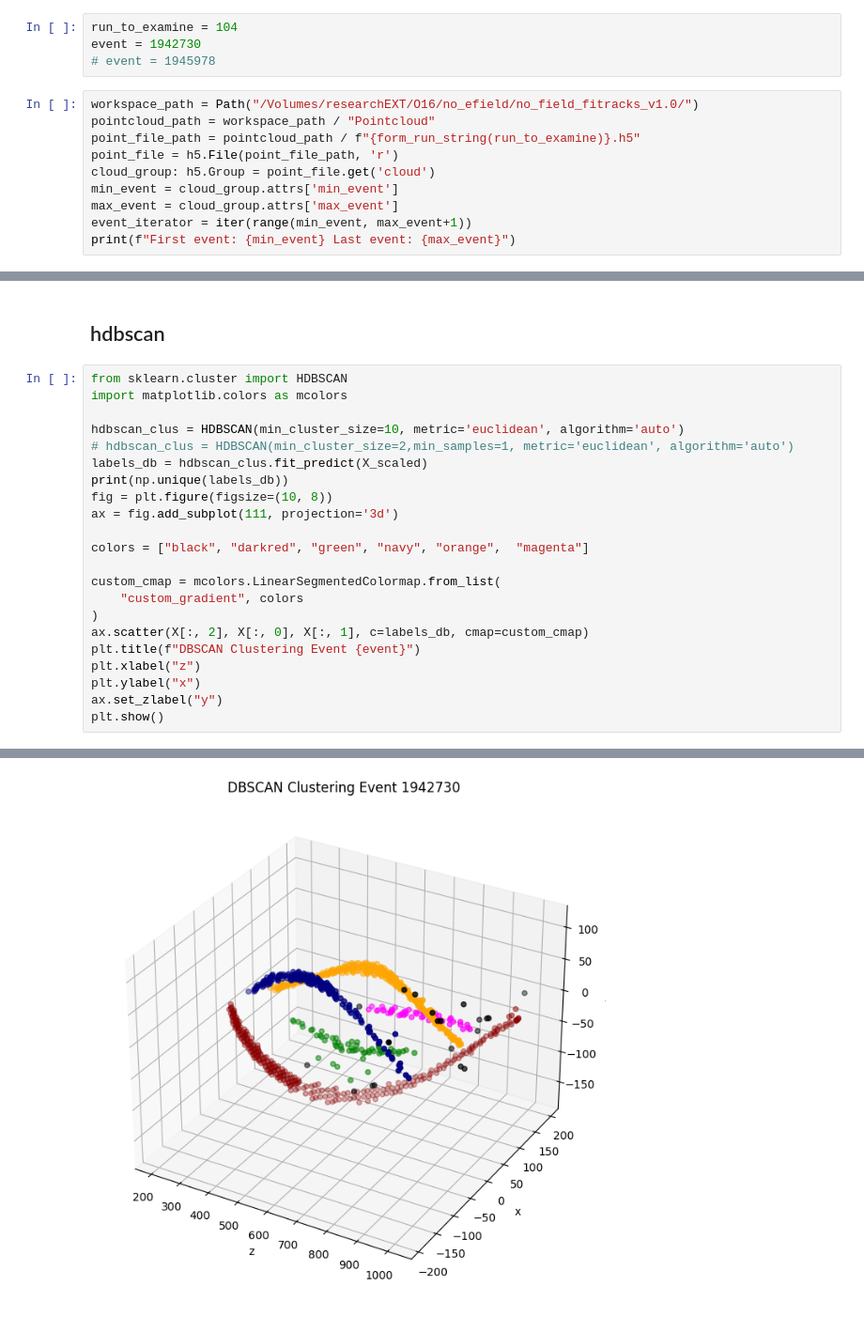
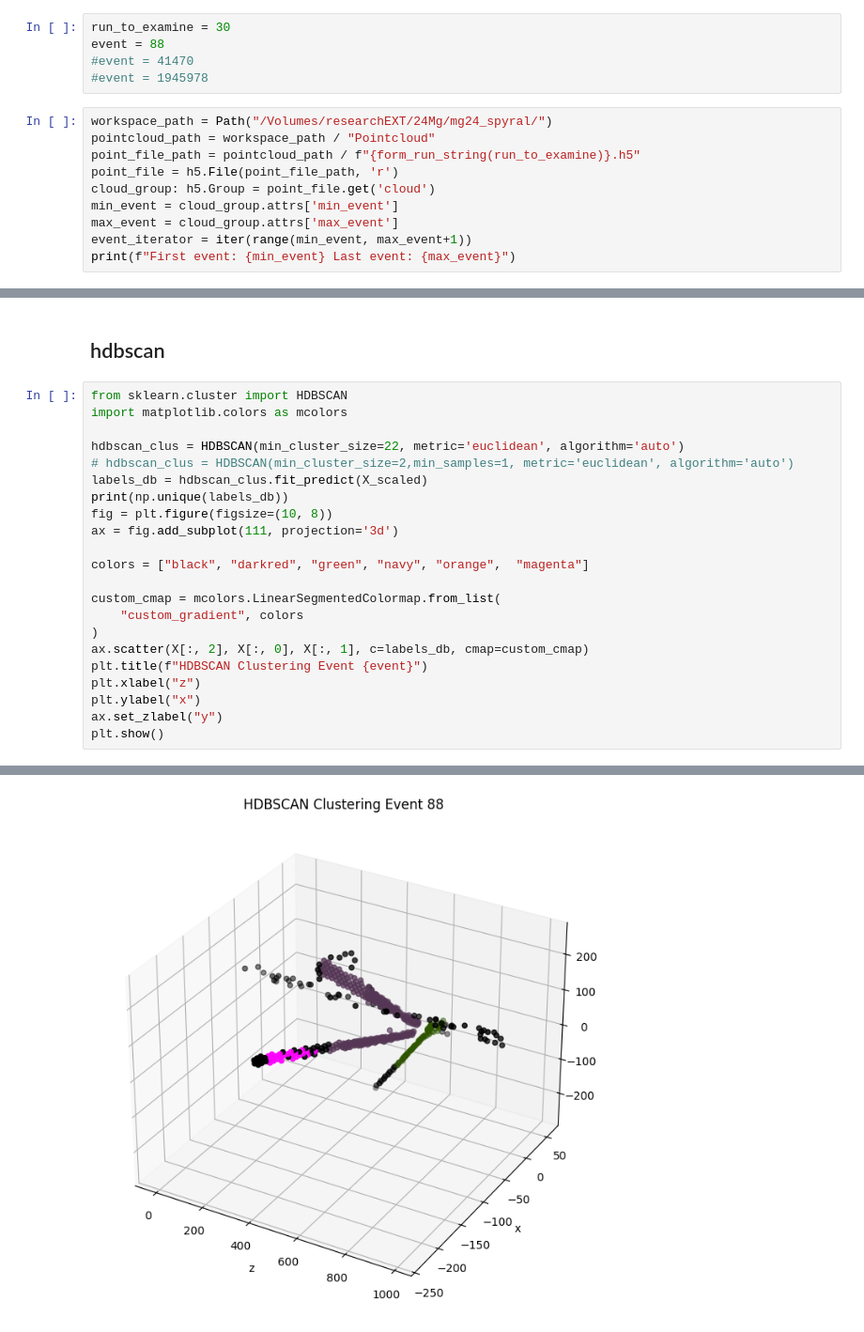
Before and after one commit to singhp99/spyral_notebooks, a Jupyter notebook: testing_clustering_methods.ipynb, the cells around one changed output, grey strips where cells are left out. Shown at 94% size. Saved outputs shown, nothing was run; the diff lists cells and outputs as text.

```diff
--- a/testing_clustering_methods.ipynb
+++ b/testing_clustering_methods.ipynb
@@ -15,11 +15,12 @@ from sklearn.cluster import KMeans
 from sklearn.preprocessing import StandardScaler
 from sklearn.metrics import silhouette_score
 # %%
-run_to_examine = 104
-event = 1942730
-# event = 1945978
+run_to_examine = 30
+event = 88
+#event = 41470
+#event = 1945978
 # %%
-workspace_path = Path("/Volumes/researchEXT/O16/no_efield/no_field_fitracks_v1.0/")
+workspace_path = Path("/Volumes/researchEXT/24Mg/mg24_spyral/")
 pointcloud_path = workspace_path / "Pointcloud"
 point_file_path = pointcloud_path / f"{form_run_string(run_to_examine)}.h5"
 point_file = h5.File(point_file_path, 'r')
@@ -288,7 +308,7 @@ plt.show()
 from sklearn.cluster import HDBSCAN
 import matplotlib.colors as mcolors
 
-hdbscan_clus = HDBSCAN(min_cluster_size=10, metric='euclidean', algorithm='auto')
+hdbscan_clus = HDBSCAN(min_cluster_size=22, metric='euclidean', algorithm='auto')
 # hdbscan_clus = HDBSCAN(min_cluster_size=2,min_samples=1, metric='euclidean', algorithm='auto')
 labels_db = hdbscan_clus.fit_predict(X_scaled)
 print(np.unique(labels_db))
@@ -301,7 +321,7 @@ custom_cmap = mcolors.LinearSegmentedColormap.from_list(
     "custom_gradient", colors
 )
 ax.scatter(X[:, 2], X[:, 0], X[:, 1], c=labels_db, cmap=custom_cmap)
-plt.title(f"DBSCAN Clustering Event {event}")
+plt.title(f"HDBSCAN Clustering Event {event}")
 plt.xlabel("z")
 plt.ylabel("x")
 ax.set_zlabel("y")
@@ -311 +331 @@ plt.show()
-[figure, old version]
+[figure, new version]
```
Also changed, not shown: parts of 22 cells of this notebook, 7 other files.
